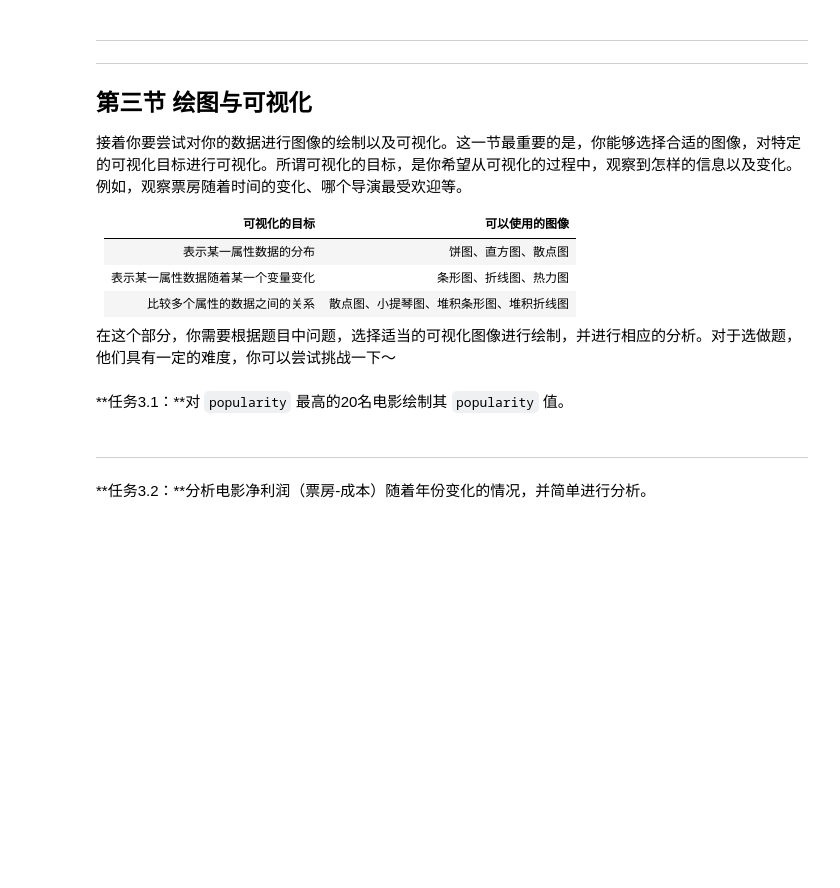
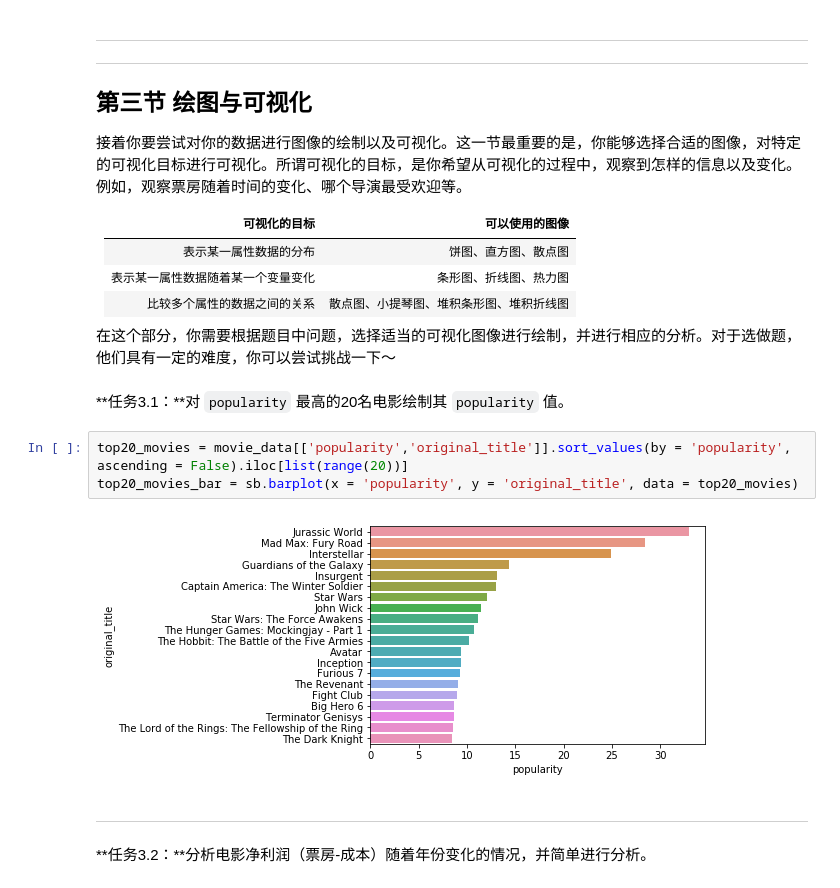
Before and after one commit to rainbowsgit/AI-program-basic, a Jupyter notebook: 3. Numpy Pandas Matplotlib/项目2 探索电影数据集/Explore Movie Dataset.ipynb, the cells around one changed output. Saved outputs shown, nothing was run; the diff lists cells and outputs as text; blank space fills up the shorter version.

```diff
--- a/3. Numpy Pandas Matplotlib/项目2 探索电影数据集/Explore Movie Dataset.ipynb
+++ b/3. Numpy Pandas Matplotlib/项目2 探索电影数据集/Explore Movie Dataset.ipynb
@@ -333,6 +375,11 @@ movie_data[(movie_data['popularity'] > 5) & (movie_data['release_year'] > 1996)]
 在这个部分，你需要根据题目中问题，选择适当的可视化图像进行绘制，并进行相应的分析。对于选做题，他们具有一定的难度，你可以尝试挑战一下～
 # %% [markdown]
 **任务3.1：**对 `popularity` 最高的20名电影绘制其 `popularity` 值。
+# %%
+top20_movies = movie_data[['popularity','original_title']].sort_values(by = 'popularity', ascending = False).iloc[list(range(20))]
+top20_movies_bar = sb.barplot(x = 'popularity', y = 'original_title', data = top20_movies)
+# %% [output]
+[figure, added]
 # %% [markdown]
 ---
 **任务3.2：**分析电影净利润（票房-成本）随着年份变化的情况，并简单进行分析。
```
Also changed, not shown: parts of 4 cells of this notebook, 1 other file.
